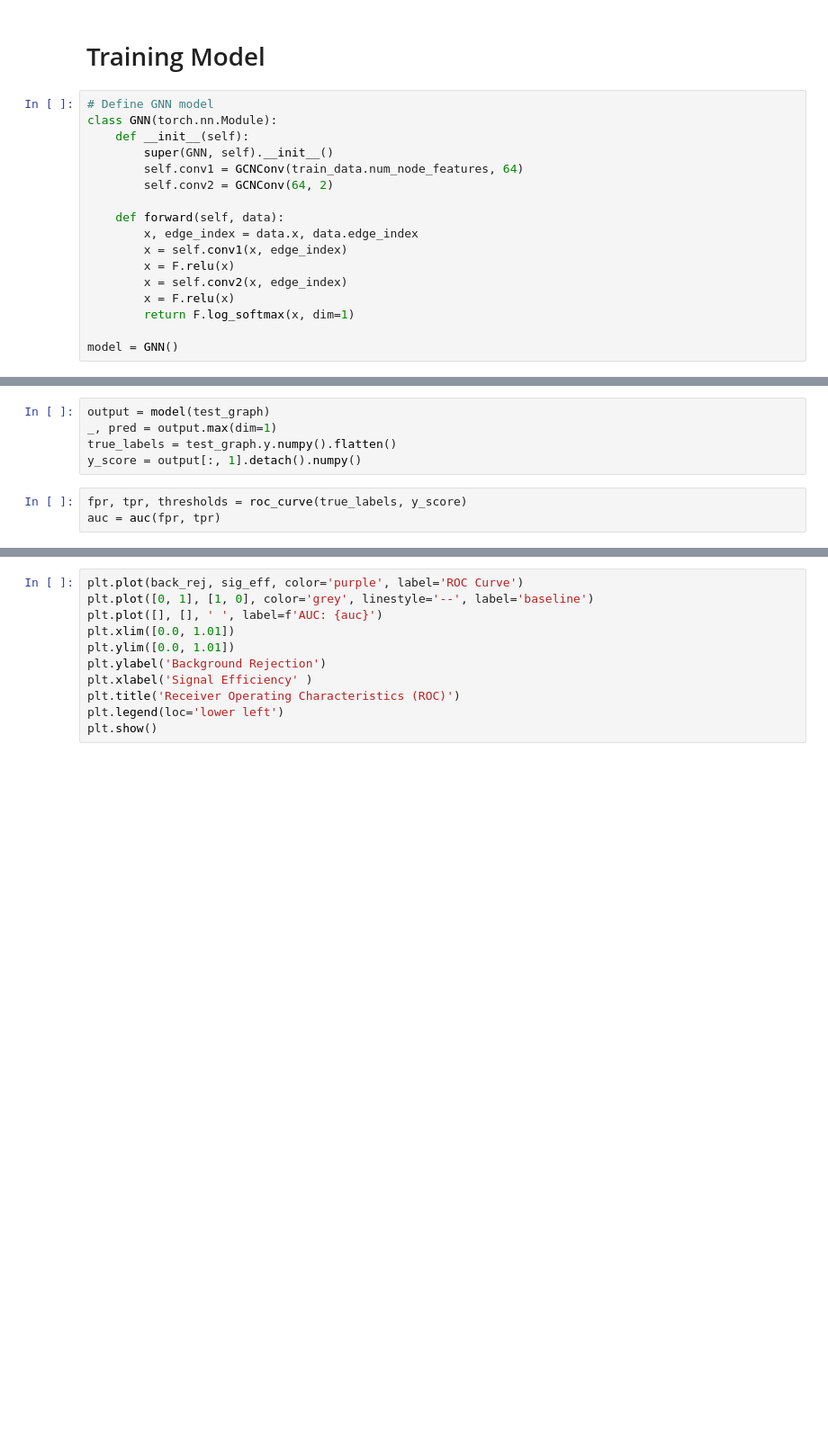
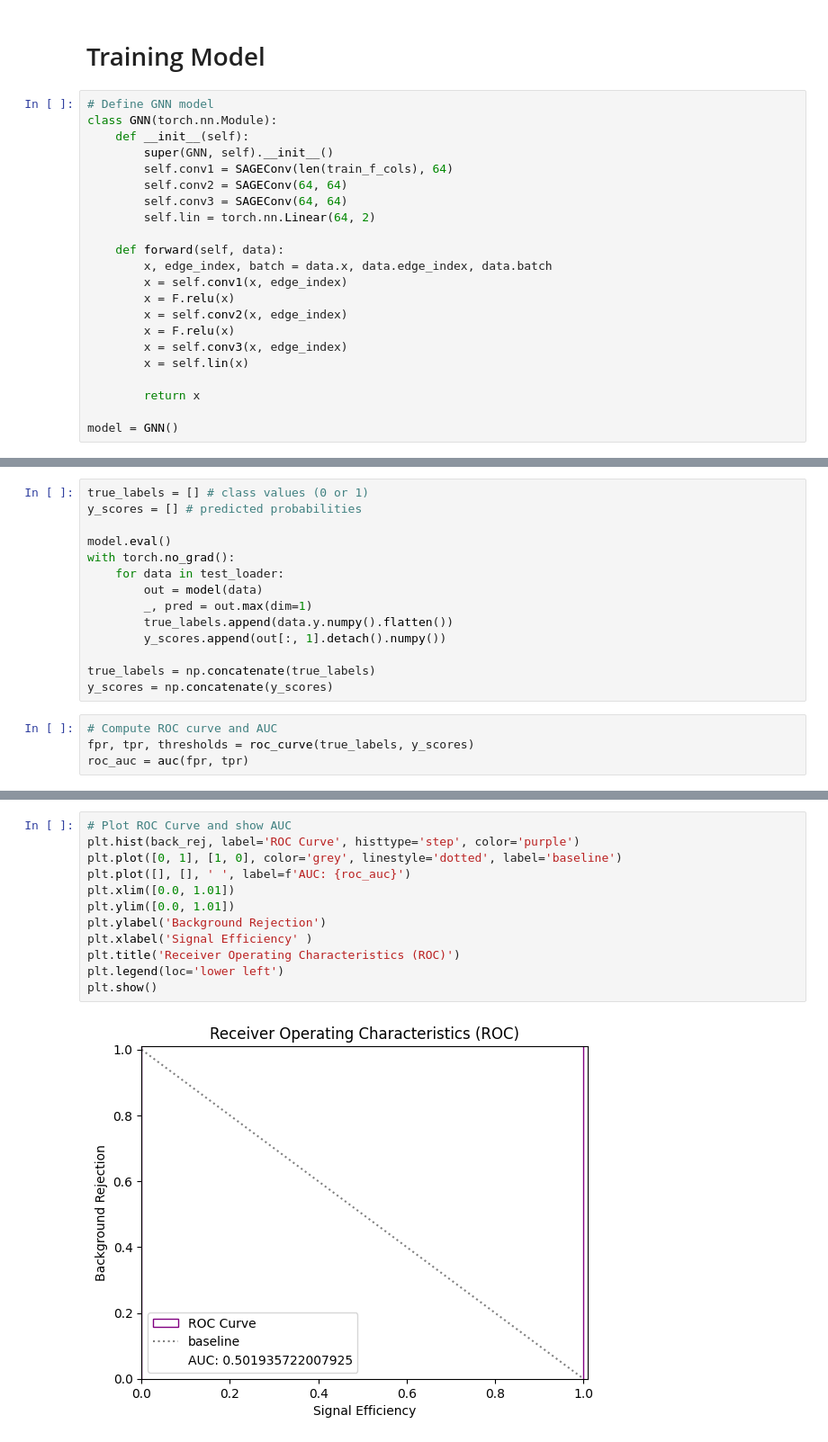
Before and after one commit to gpesticci/Jet-GNN, a Jupyter notebook: working_graphs.ipynb, the cells around one changed output, grey strips where cells are left out. Shown at 90% size. Drawn from its saved outputs; the diff is of its cells as text; blank space fills up the shorter version.

```diff
--- a/working_graphs.ipynb
+++ b/working_graphs.ipynb
@@ -202,16 +160,21 @@ test_loader = DataLoader(test_data, batch_size=32, shuffle=True)
 class GNN(torch.nn.Module):
     def __init__(self):
         super(GNN, self).__init__()
-        self.conv1 = GCNConv(train_data.num_node_features, 64)
-        self.conv2 = GCNConv(64, 2)
+        self.conv1 = SAGEConv(len(train_f_cols), 64)
+        self.conv2 = SAGEConv(64, 64)
+        self.conv3 = SAGEConv(64, 64)
+        self.lin = torch.nn.Linear(64, 2)
 
     def forward(self, data):
-        x, edge_index = data.x, data.edge_index
+        x, edge_index, batch = data.x, data.edge_index, data.batch
         x = self.conv1(x, edge_index)
         x = F.relu(x)
         x = self.conv2(x, edge_index)
         x = F.relu(x)
-        return F.log_softmax(x, dim=1)
+        x = self.conv3(x, edge_index)
+        x = self.lin(x)
+
+        return x
 
 model = GNN()
 # %%
@@ -253,9 +224,19 @@ TypeError: forward() takes 2 positional arguments but 3 were given
-# %%
-output = model(test_graph)
-_, pred = output.max(dim=1)
-true_labels = test_graph.y.numpy().flatten()
-y_score = output[:, 1].detach().numpy()
+# %%
+true_labels = [] # class values (0 or 1)
+y_scores = [] # predicted probabilities
+
+model.eval()
+with torch.no_grad():
+    for data in test_loader:
+        out = model(data)
+        _, pred = out.max(dim=1)
+        true_labels.append(data.y.numpy().flatten())
+        y_scores.append(out[:, 1].detach().numpy())
+
+true_labels = np.concatenate(true_labels)
+y_scores = np.concatenate(y_scores)
 # %%
-fpr, tpr, thresholds = roc_curve(true_labels, y_score)
-auc = auc(fpr, tpr)
+# Compute ROC curve and AUC
+fpr, tpr, thresholds = roc_curve(true_labels, y_scores)
+roc_auc = auc(fpr, tpr)
 # %%
@@ -268,11 +256,14 @@ print(f'AUC: {auc}')
 # %%
-plt.plot(back_rej, sig_eff, color='purple', label='ROC Curve')
-plt.plot([0, 1], [1, 0], color='grey', linestyle='--', label='baseline')
-plt.plot([], [], ' ', label=f'AUC: {auc}')
+# Plot ROC Curve and show AUC
+plt.hist(back_rej, label='ROC Curve', histtype='step', color='purple')
+plt.plot([0, 1], [1, 0], color='grey', linestyle='dotted', label='baseline')
+plt.plot([], [], ' ', label=f'AUC: {roc_auc}')
 plt.xlim([0.0, 1.01])
 plt.ylim([0.0, 1.01])
 plt.ylabel('Background Rejection')
 plt.xlabel('Signal Efficiency' )
 plt.title('Receiver Operating Characteristics (ROC)')
 plt.legend(loc='lower left')
 plt.show()
+# %% [output]
+[figure, added]
```
Also changed, not shown: parts of 28 cells of this notebook.
